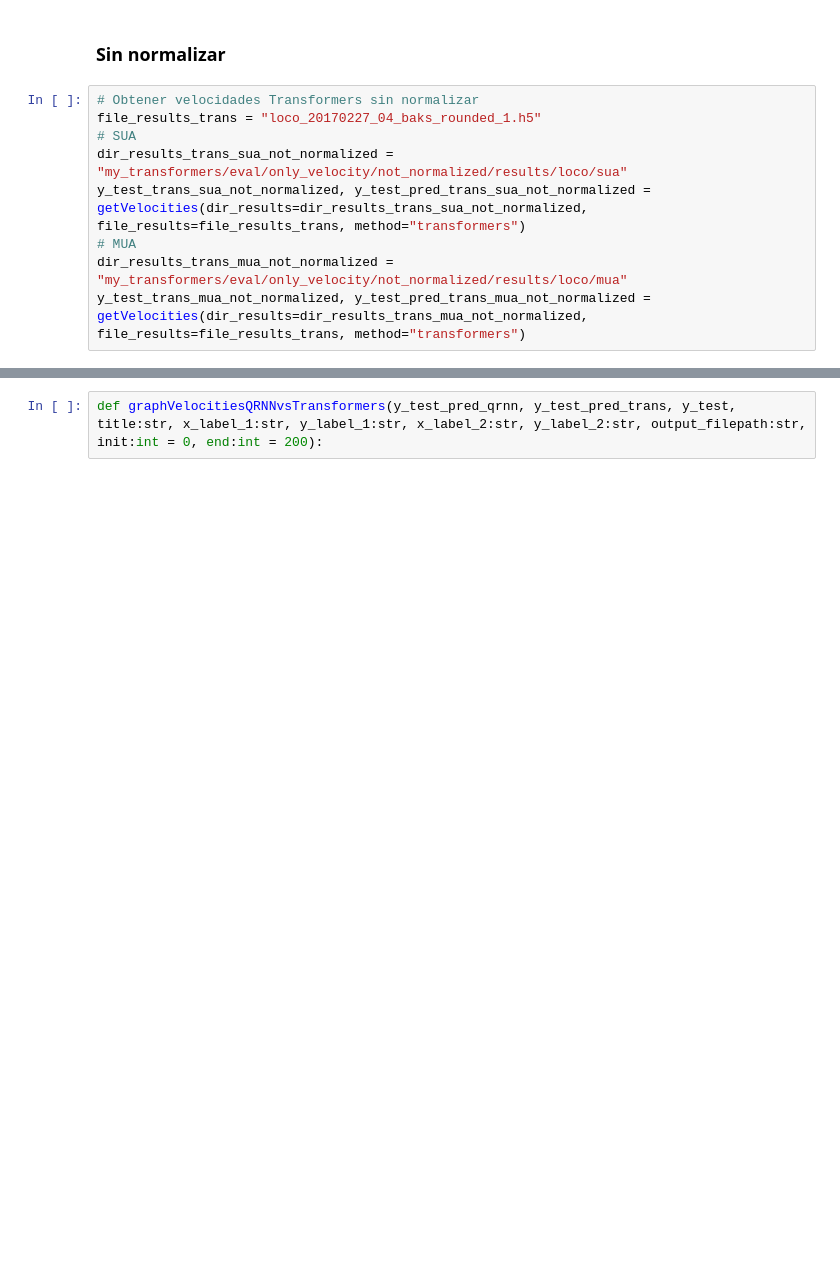
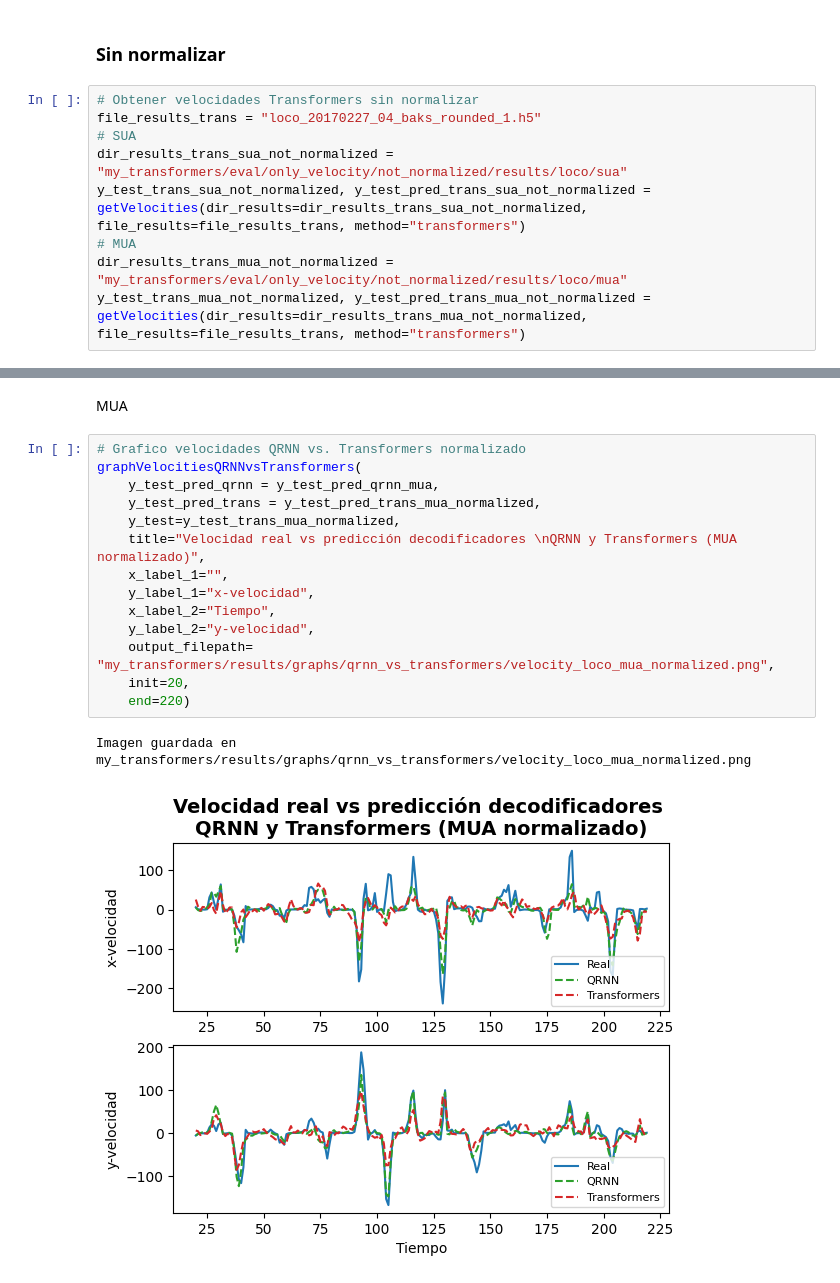
Before and after one commit to pmelof/tesis_transformers, a Jupyter notebook: order copy.ipynb, the cells around one changed output, grey strips where cells are left out. Cells and saved outputs as stored; diff of their text form; blank space fills up the shorter version.

```diff
--- a/order copy.ipynb
+++ b/order copy.ipynb
@@ -2149,2 +2227,19 @@ Imagen guardada en my_transformers/results/graphs/qrnn_vs_transformers/velocity_
-# %%
-def graphVelocitiesQRNNvsTransformers(y_test_pred_qrnn, y_test_pred_trans, y_test, title:str, x_label_1:str, y_label_1:str, x_label_2:str, y_label_2:str, output_filepath:str, init:int = 0, end:int = 200):
+# %% [markdown]
+MUA
+# %%
+# Grafico velocidades QRNN vs. Transformers normalizado
+graphVelocitiesQRNNvsTransformers(
+    y_test_pred_qrnn = y_test_pred_qrnn_mua,
+    y_test_pred_trans = y_test_pred_trans_mua_normalized,
+    y_test=y_test_trans_mua_normalized,
+    title="Velocidad real vs predicción decodificadores \nQRNN y Transformers (MUA normalizado)",
+    x_label_1="",
+    y_label_1="x-velocidad",
+    x_label_2="Tiempo",
+    y_label_2="y-velocidad",
+    output_filepath= "my_transformers/results/graphs/qrnn_vs_transformers/velocity_loco_mua_normalized.png",
+    init=20,
+    end=220)
+# %% [output]
+Imagen guardada en my_transformers/results/graphs/qrnn_vs_transformers/velocity_loco_mua_normalized.png
+[figure, added]
```
Also changed, not shown: parts of 22 cells of this notebook.
